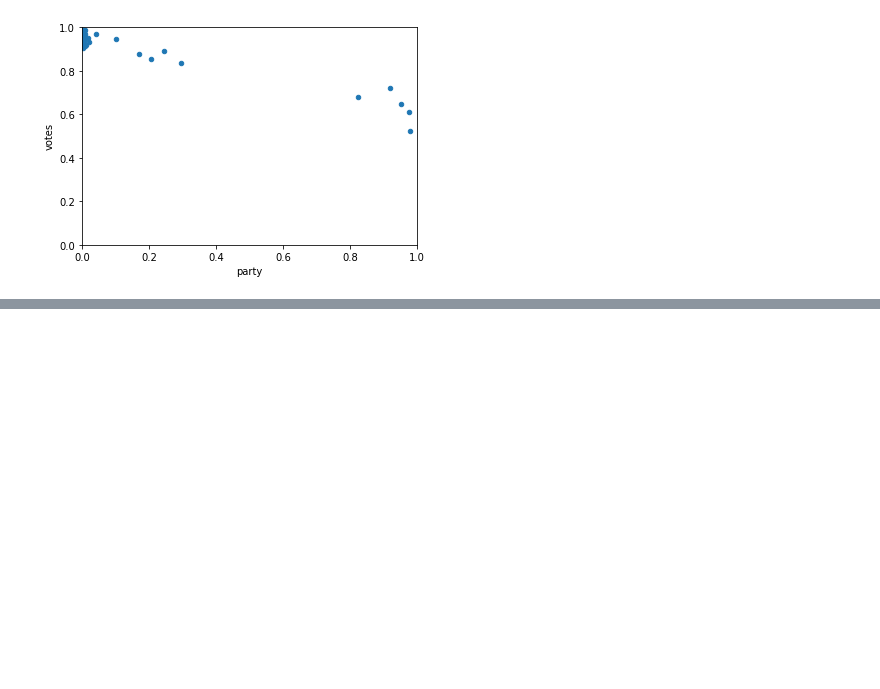
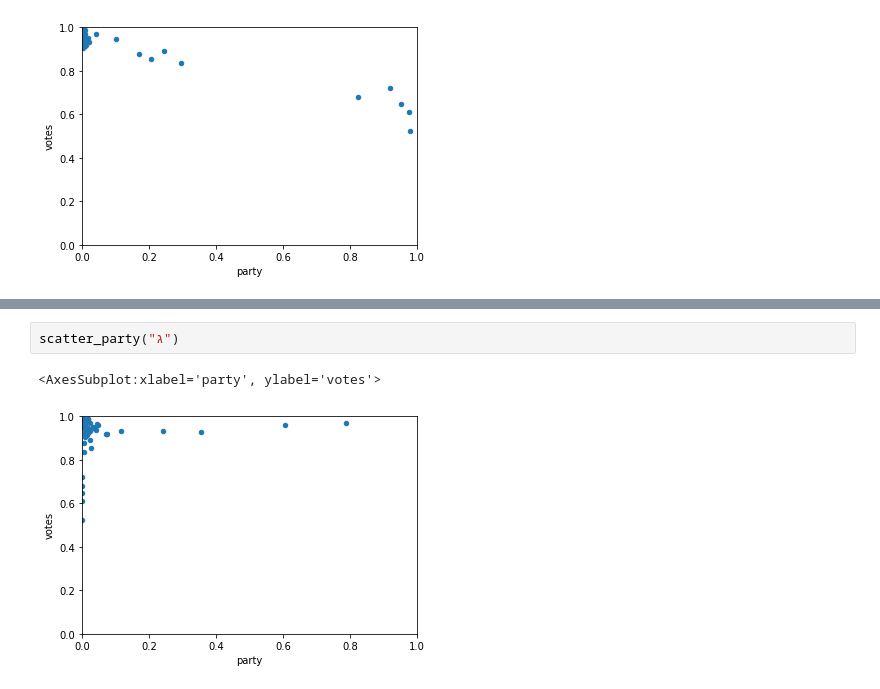
Before and after one commit to yuvadm/election-stats, a Jupyter notebook: stats.py.ipynb, the cells around one changed output, grey strips where cells are left out. Drawn from its saved outputs; the diff is of its cells as text; blank space fills up the shorter version.

```diff
--- a/stats.py.ipynb
+++ b/stats.py.ipynb
@@ -56,0 +67,5 @@ scatter_party("ודעם")
+# %%
+scatter_party("ג")
+# %% [output]
+<AxesSubplot:xlabel='party', ylabel='votes'>
+[figure, added]
```
Also changed, not shown: parts of 3 cells of this notebook.
